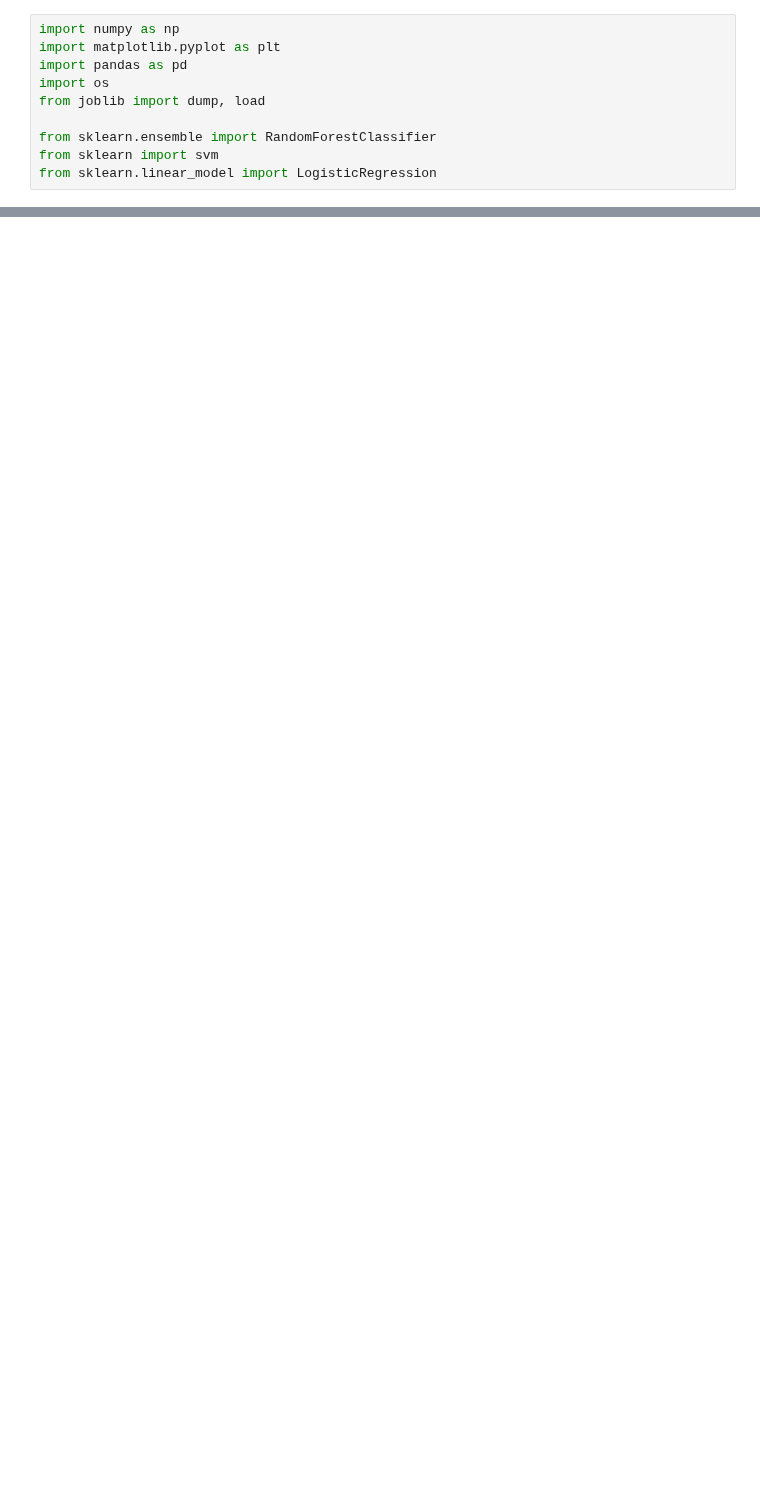
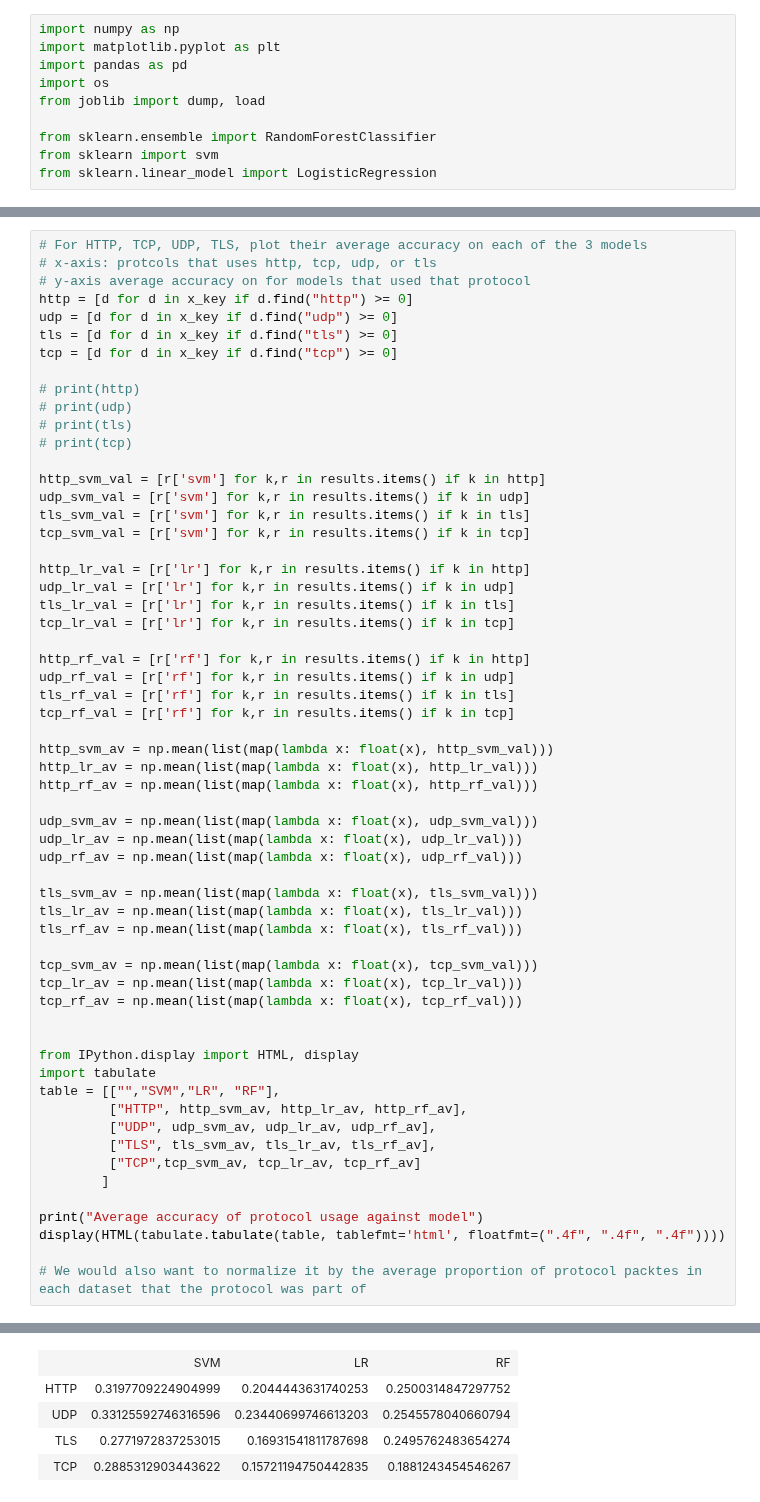
Before and after one commit to mbronckers/cmsc23360, a Jupyter notebook: p2/model.ipynb, the cells around one changed output, grey strips where cells are left out. Saved outputs shown, nothing was run; the diff lists cells and outputs as text; blank space fills up the shorter version.

```diff
--- a/p2/model.ipynb
+++ b/p2/model.ipynb
@@ -14,0 +162,60 @@ Because of the absolute time issue, this model's performance is not representati
+# %%
+# For HTTP, TCP, UDP, TLS, plot their average accuracy on each of the 3 models
+# x-axis: protcols that uses http, tcp, udp, or tls
+# y-axis average accuracy on for models that used that protocol
+http = [d for d in x_key if d.find("http") >= 0]
+udp = [d for d in x_key if d.find("udp") >= 0]
+tls = [d for d in x_key if d.find("tls") >= 0]
+tcp = [d for d in x_key if d.find("tcp") >= 0]
+
+# print(http)
+# print(udp)
+# print(tls)
+# print(tcp)
+
+http_svm_val = [r['svm'] for k,r in results.items() if k in http]
+udp_svm_val = [r['svm'] for k,r in results.items() if k in udp]
+tls_svm_val = [r['svm'] for k,r in results.items() if k in tls]
+tcp_svm_val = [r['svm'] for k,r in results.items() if k in tcp]
+
+http_lr_val = [r['lr'] for k,r in results.items() if k in http]
+udp_lr_val = [r['lr'] for k,r in results.items() if k in udp]
+tls_lr_val = [r['lr'] for k,r in results.items() if k in tls]
+tcp_lr_val = [r['lr'] for k,r in results.items() if k in tcp]
+
+http_rf_val = [r['rf'] for k,r in results.items() if k in http]
+udp_rf_val = [r['rf'] for k,r in results.items() if k in udp]
+tls_rf_val = [r['rf'] for k,r in results.items() if k in tls]
+tcp_rf_val = [r['rf'] for k,r in results.items() if k in tcp]
+
+http_svm_av = np.mean(list(map(lambda x: float(x), http_svm_val)))
+http_lr_av = np.mean(list(map(lambda x: float(x), http_lr_val)))
+http_rf_av = np.mean(list(map(lambda x: float(x), http_rf_val)))
+
+udp_svm_av = np.mean(list(map(lambda x: float(x), udp_svm_val)))
+udp_lr_av = np.mean(list(map(lambda x: float(x), udp_lr_val)))
+udp_rf_av = np.mean(list(map(lambda x: float(x), udp_rf_val)))
+
+tls_svm_av = np.mean(list(map(lambda x: float(x), tls_svm_val)))
+tls_lr_av = np.mean(list(map(lambda x: float(x), tls_lr_val)))
+tls_rf_av = np.mean(list(map(lambda x: float(x), tls_rf_val)))
+
+tcp_svm_av = np.mean(list(map(lambda x: float(x), tcp_svm_val)))
+tcp_lr_av = np.mean(list(map(lambda x: float(x), tcp_lr_val)))
+tcp_rf_av = np.mean(list(map(lambda x: float(x), tcp_rf_val)))
+
+
+from IPython.display import HTML, display
+import tabulate
+table = [["","SVM","LR", "RF"],
+         ["HTTP", http_svm_av, http_lr_av, http_rf_av],
+         ["UDP", udp_svm_av, udp_lr_av, udp_rf_av],
+         ["TLS", tls_svm_av, tls_lr_av, tls_rf_av],
+         ["TCP",tcp_svm_av, tcp_lr_av, tcp_rf_av]
+        ]
+
+print("Average accuracy of protocol usage against model")
+display(HTML(tabulate.tabulate(table, tablefmt='html', floatfmt=(".4f", ".4f", ".4f"))))
+
+# We would also want to normalize it by the average proportion of protocol packtes in each dataset that the protocol was part of
+# %% [output]
@@ -14,0 +223,5 @@ Because of the absolute time issue, this model's performance is not representati
+|  | SVM | LR | RF |
+| HTTP | 0.3197709224904999 | 0.2044443631740253 | 0.2500314847297752 |
+| UDP | 0.33125592746316596 | 0.23440699746613203 | 0.2545578040660794 |
+| TLS | 0.2771972837253015 | 0.16931541811787698 | 0.2495762483654274 |
+| TCP | 0.2885312903443622 | 0.15721194750442835 | 0.1881243454546267 |
```
Also changed, not shown: parts of 27 cells of this notebook, 3 other files.
